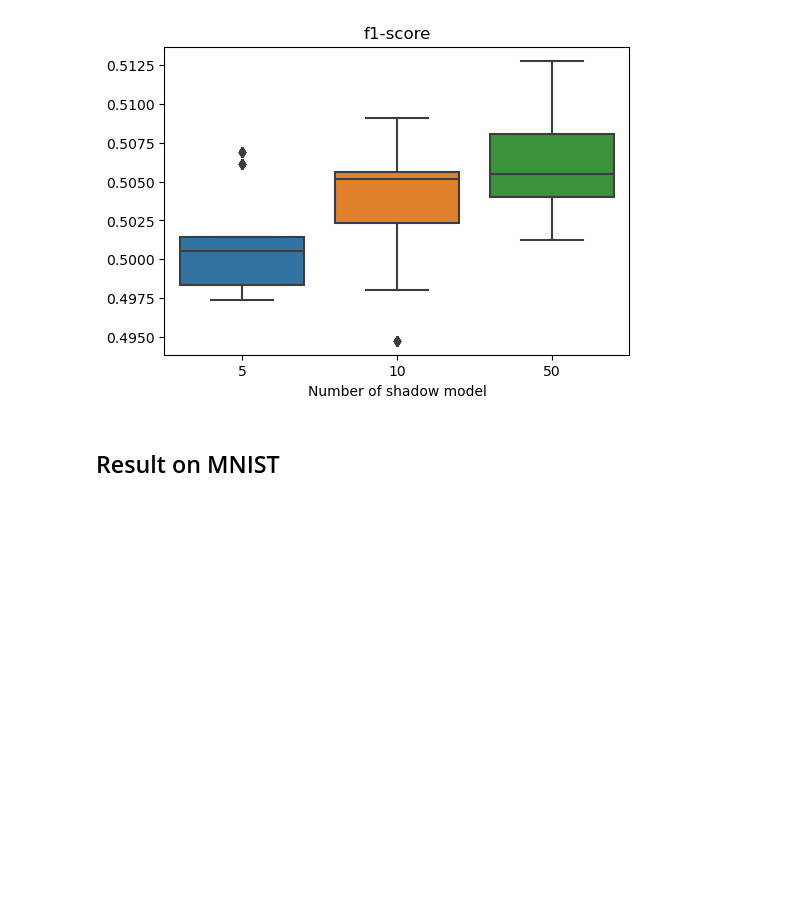
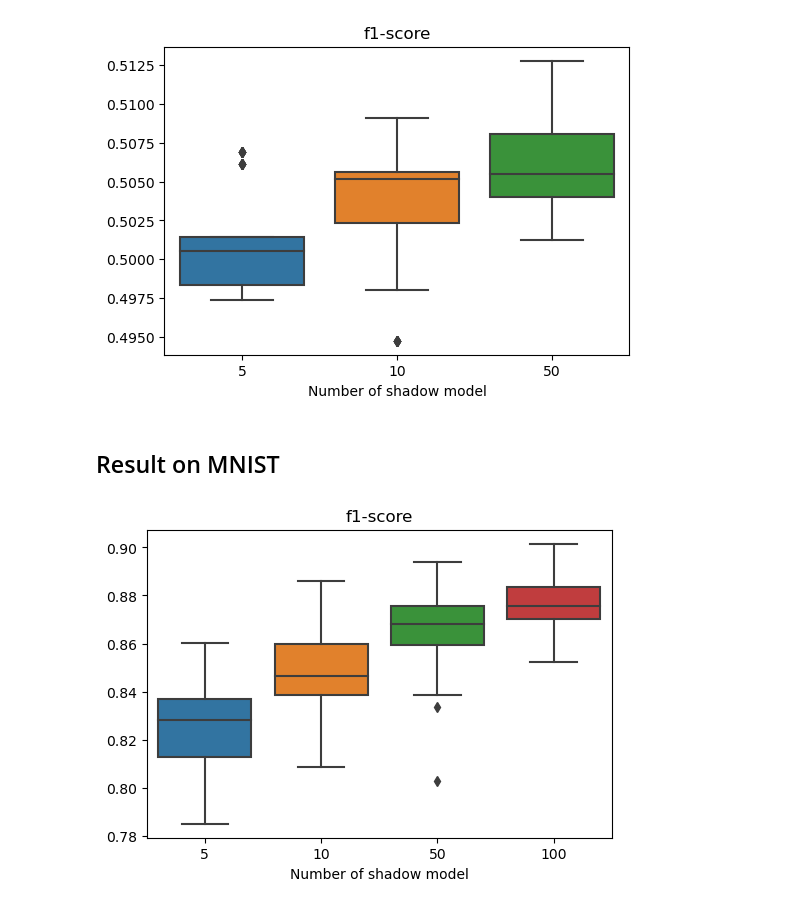
Before and after one commit to Augustin202/ML_project, a Jupyter notebook: plot_result.ipynb, the cells around one changed output. Drawn from its saved outputs; the diff is of its cells as text; code cells hidden in the pictures; blank space fills up the shorter version.

Commit message:
test model v1.1

```diff
--- a/plot_result.ipynb
+++ b/plot_result.ipynb
@@ -75,3 +75,16 @@ plt.show()
 [figure]
 # %% [markdown]
 ## Result on MNIST
+# %%
+donnees=recup_data('./MNIST/data', [5,10,20,50,100])
+for i in range(len(donnees['Valeur'])):
+    donnees['Valeur'][i]=donnees['Valeur'][i]['weighted avg']['f1-score']
+df = pd.DataFrame(donnees)
+plt.figure(figsize=(6, 4))
+sns.boxplot(x='Groupe', y='Valeur', data=df)
+plt.title('f1-score')
+plt.xlabel('Number of shadow model')
+plt.ylabel('')
+plt.show()
+# %% [output]
+[figure, added]
```
Also changed, not shown: 52 other files.
